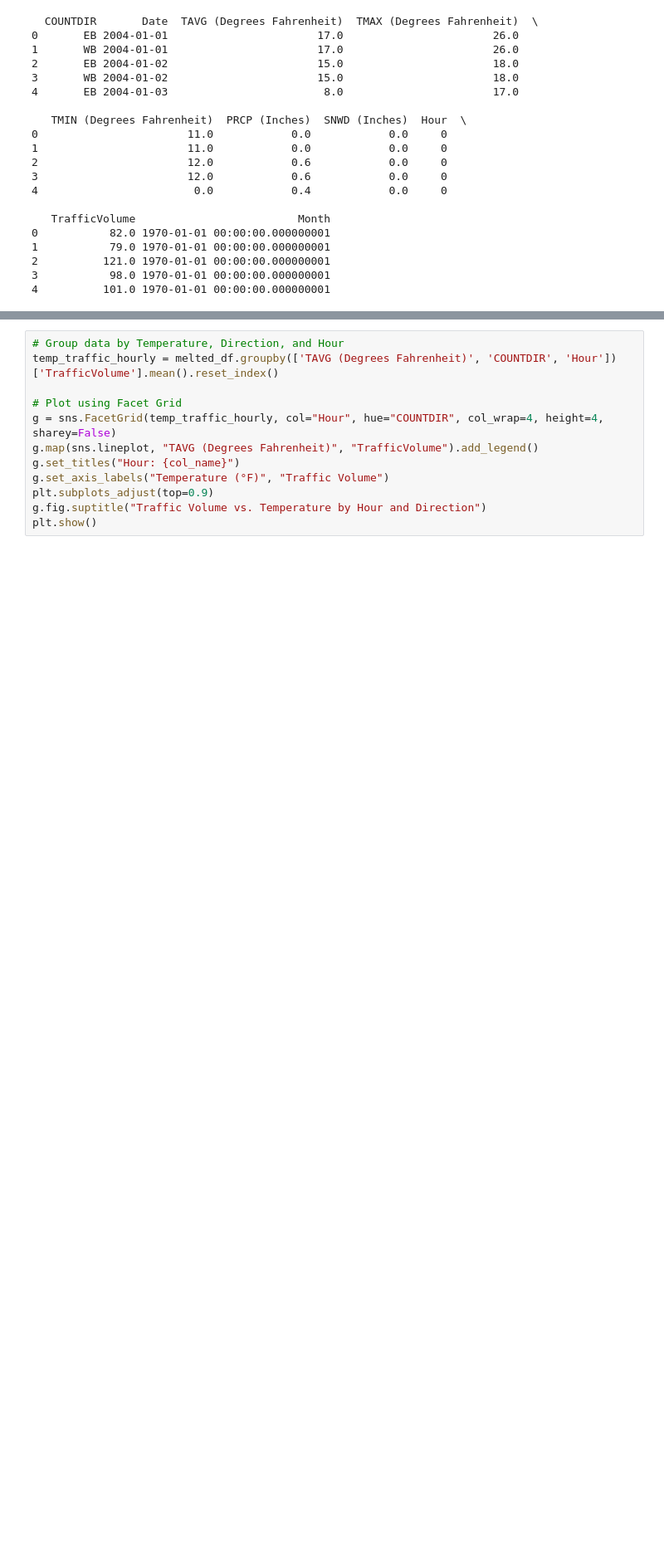
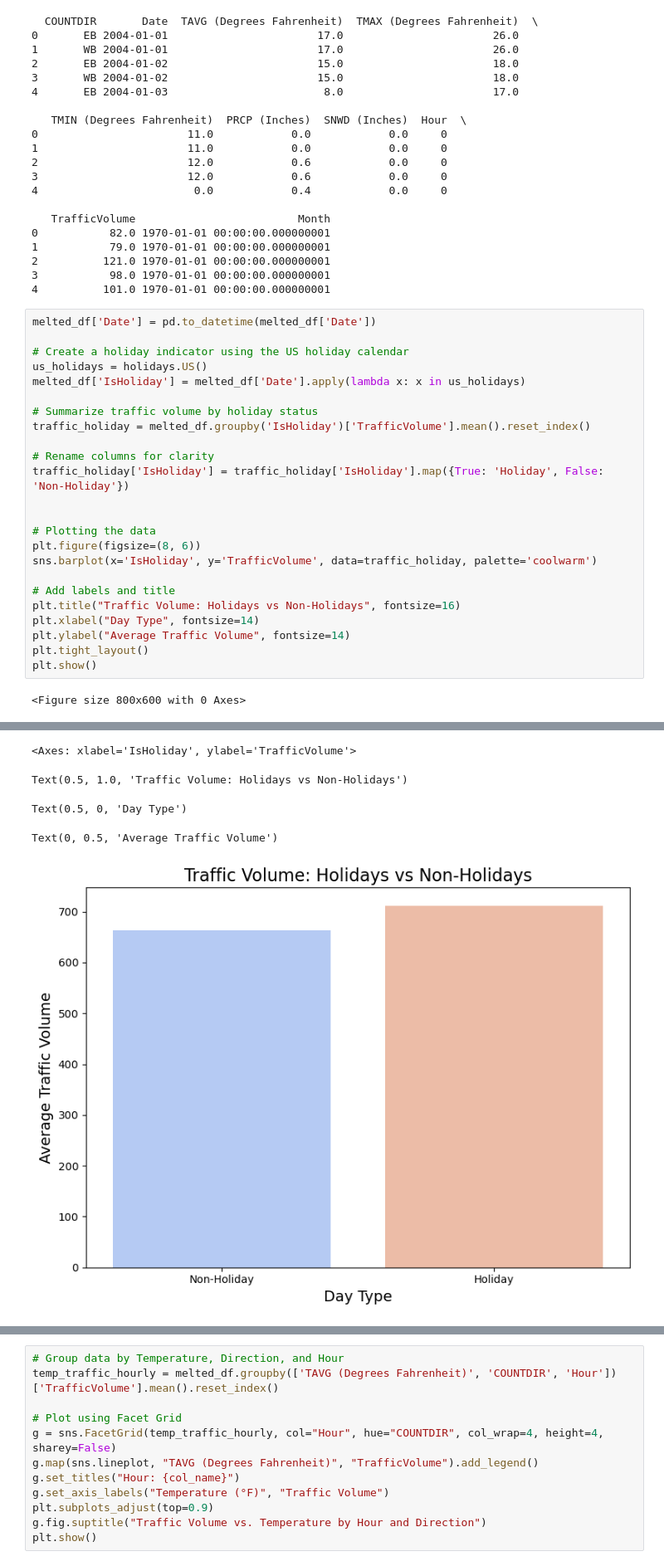
Before and after one commit to stevo2012/i70proj, a Jupyter notebook: i70data.ipynb, the cells around one changed output, grey strips where cells are left out. Shown at 83% size. Cells and saved outputs as stored; diff of their text form; blank space fills up the shorter version.

```diff
--- a/i70data.ipynb
+++ b/i70data.ipynb
@@ -378,3 +379,29 @@ print(melted_df.head())
 2          121.0 1970-01-01 00:00:00.000000001
 3           98.0 1970-01-01 00:00:00.000000001
 4          101.0 1970-01-01 00:00:00.000000001
+# %%
+melted_df['Date'] = pd.to_datetime(melted_df['Date'])
+
+# Create a holiday indicator using the US holiday calendar
+us_holidays = holidays.US()
+melted_df['IsHoliday'] = melted_df['Date'].apply(lambda x: x in us_holidays)
+
+# Summarize traffic volume by holiday status
+traffic_holiday = melted_df.groupby('IsHoliday')['TrafficVolume'].mean().reset_index()
+
+# Rename columns for clarity
+traffic_holiday['IsHoliday'] = traffic_holiday['IsHoliday'].map({True: 'Holiday', False: 'Non-Holiday'})
+
+
+# Plotting the data
+plt.figure(figsize=(8, 6))
+sns.barplot(x='IsHoliday', y='TrafficVolume', data=traffic_holiday, palette='coolwarm')
+
+# Add labels and title
+plt.title("Traffic Volume: Holidays vs Non-Holidays", fontsize=16)
+plt.xlabel("Day Type", fontsize=14)
+plt.ylabel("Average Traffic Volume", fontsize=14)
+plt.tight_layout()
+plt.show()
+# %% [output]
+<Figure size 800x600 with 0 Axes>
@@ -381,3 +411,8 @@ print(melted_df.head())
+<Axes: xlabel='IsHoliday', ylabel='TrafficVolume'>
+Text(0.5, 1.0, 'Traffic Volume: Holidays vs Non-Holidays')
+Text(0.5, 0, 'Day Type')
+Text(0, 0.5, 'Average Traffic Volume')
+[figure, added]
 # %%
 
 
```
Also changed, not shown: parts of 10 cells of this notebook.
